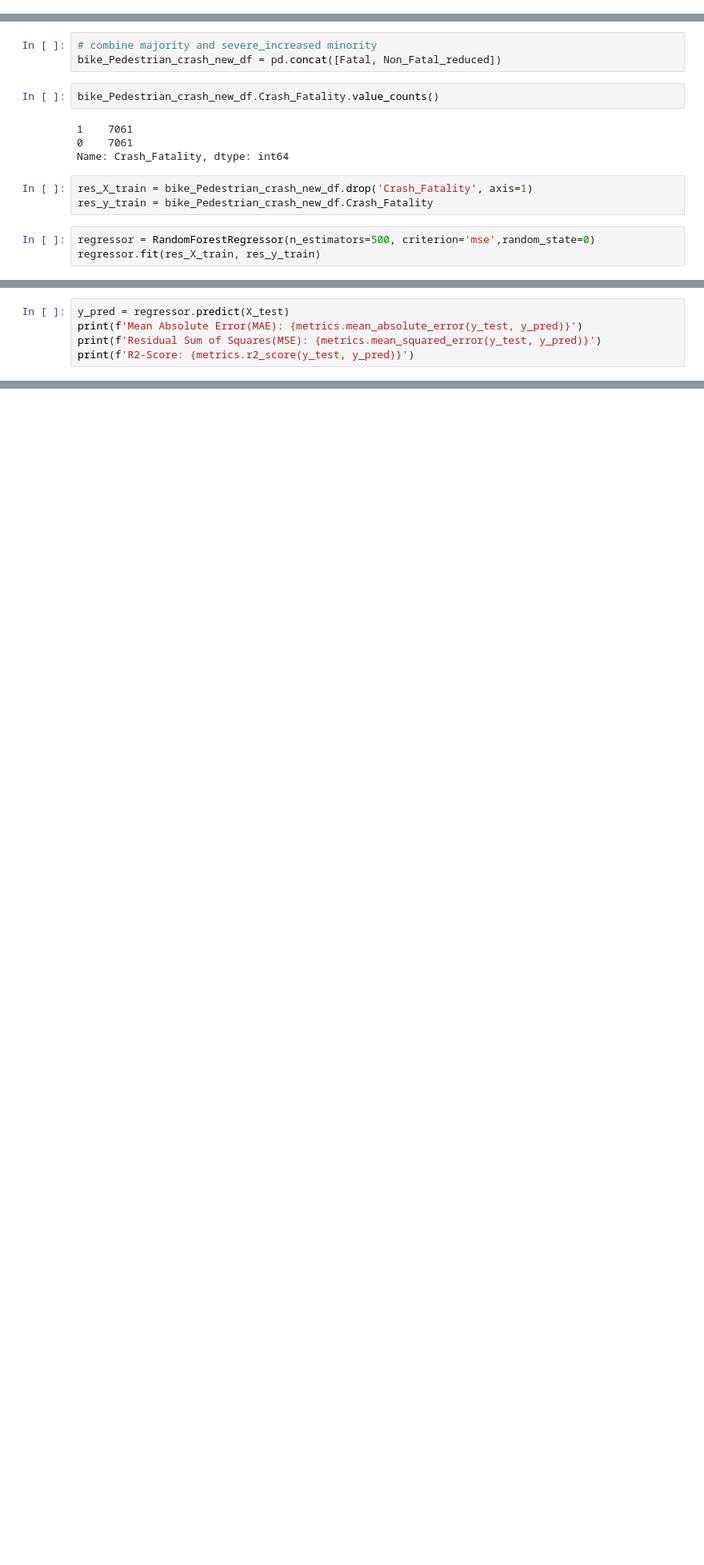
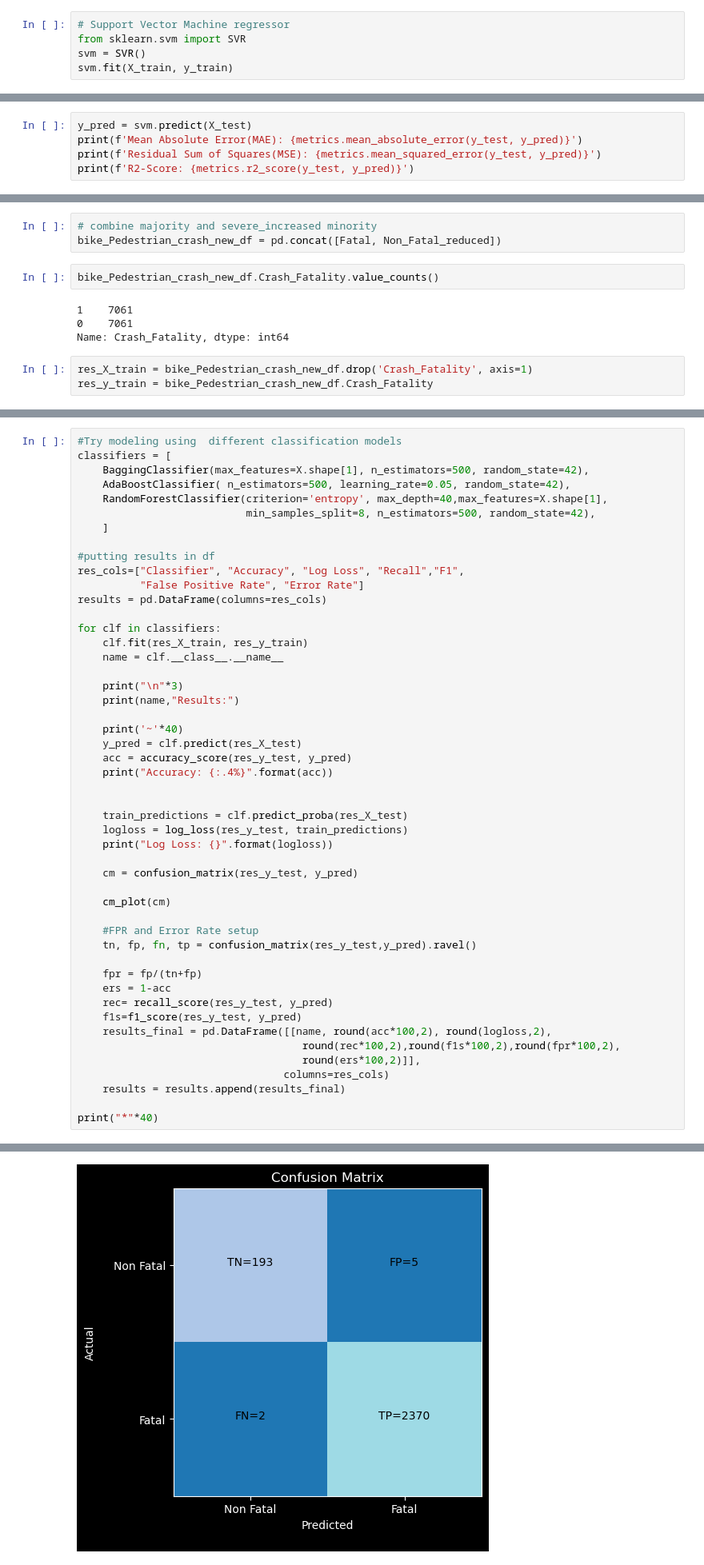
Before and after one commit to pawankumar1980/Final_Project_Bike_Pedestrian_Crash_Analysis, a Jupyter notebook: Bike_Pedestrian_Crash_Analysis_1.ipynb, the cells around one changed output, grey strips where cells are left out. Shown at 80% size. Drawn from its saved outputs; the diff is of its cells as text; blank space fills up the shorter version.

```diff
--- a/Bike_Pedestrian_Crash_Analysis_1.ipynb
+++ b/Bike_Pedestrian_Crash_Analysis_1.ipynb
@@ -954,0 +957,5 @@ R2-Score: 0.9798034125039081
+# %%
+# Support Vector Machine regressor
+from sklearn.svm import SVR
+svm = SVR()
+svm.fit(X_train, y_train)
@@ -954,0 +964,5 @@ R2-Score: 0.9798034125039081
+# %%
+y_pred = svm.predict(X_test)
+print(f'Mean Absolute Error(MAE): {metrics.mean_absolute_error(y_test, y_pred)}')
+print(f'Residual Sum of Squares(MSE): {metrics.mean_squared_error(y_test, y_pred)}')
+print(f'R2-Score: {metrics.r2_score(y_test, y_pred)}')
@@ -985,6 +1018,3 @@ Name: Crash_Fatality, dtype: int64
 # %%
 res_X_train = bike_Pedestrian_crash_new_df.drop('Crash_Fatality', axis=1)
 res_y_train = bike_Pedestrian_crash_new_df.Crash_Fatality
-# %%
-regressor = RandomForestRegressor(n_estimators=500, criterion='mse',random_state=0)
-regressor.fit(res_X_train, res_y_train)
@@ -993,5 +1020,0 @@ RandomForestRegressor(criterion='mse', n_estimators=500, random_state=0)
-# %%
-y_pred = regressor.predict(X_test)
-print(f'Mean Absolute Error(MAE): {metrics.mean_absolute_error(y_test, y_pred)}')
-print(f'Residual Sum of Squares(MSE): {metrics.mean_squared_error(y_test, y_pred)}')
-print(f'R2-Score: {metrics.r2_score(y_test, y_pred)}')
@@ -1001,0 +1042,50 @@ R2-Score: 0.9937853509493286
+# %%
+#Try modeling using  different classification models
+classifiers = [
+    BaggingClassifier(max_features=X.shape[1], n_estimators=500, random_state=42),
+    AdaBoostClassifier( n_estimators=500, learning_rate=0.05, random_state=42),
+    RandomForestClassifier(criterion='entropy', max_depth=40,max_features=X.shape[1],
+                           min_samples_split=8, n_estimators=500, random_state=42),
+    ]
+
+#putting results in df
+res_cols=["Classifier", "Accuracy", "Log Loss", "Recall","F1",
+          "False Positive Rate", "Error Rate"]
+results = pd.DataFrame(columns=res_cols)
+
+for clf in classifiers:
+    clf.fit(res_X_train, res_y_train)
+    name = clf.__class__.__name__
+
+    print("\n"*3)
+    print(name,"Results:")
+
+    print('~'*40)
+    y_pred = clf.predict(res_X_test)
+    acc = accuracy_score(res_y_test, y_pred)
+    print("Accuracy: {:.4%}".format(acc))
+
+
+    train_predictions = clf.predict_proba(res_X_test)
+    logloss = log_loss(res_y_test, train_predictions)
+    print("Log Loss: {}".format(logloss))
+
+    cm = confusion_matrix(res_y_test, y_pred)
+
+    cm_plot(cm)
+
+    #FPR and Error Rate setup
+    tn, fp, fn, tp = confusion_matrix(res_y_test,y_pred).ravel()
+
+    fpr = fp/(tn+fp)
+    ers = 1-acc
+    rec= recall_score(res_y_test, y_pred)
+    f1s=f1_score(res_y_test, y_pred)
+    results_final = pd.DataFrame([[name, round(acc*100,2), round(logloss,2),
+                                    round(rec*100,2),round(f1s*100,2),round(fpr*100,2),
+                                    round(ers*100,2)]],
+                                 columns=res_cols)
+    results = results.append(results_final)
+
+print("*"*40)
+# %% [output]
@@ -1001,0 +1096 @@ R2-Score: 0.9937853509493286
+[figure, added]
```
Also changed, not shown: parts of 21 cells of this notebook, 7 other files.
